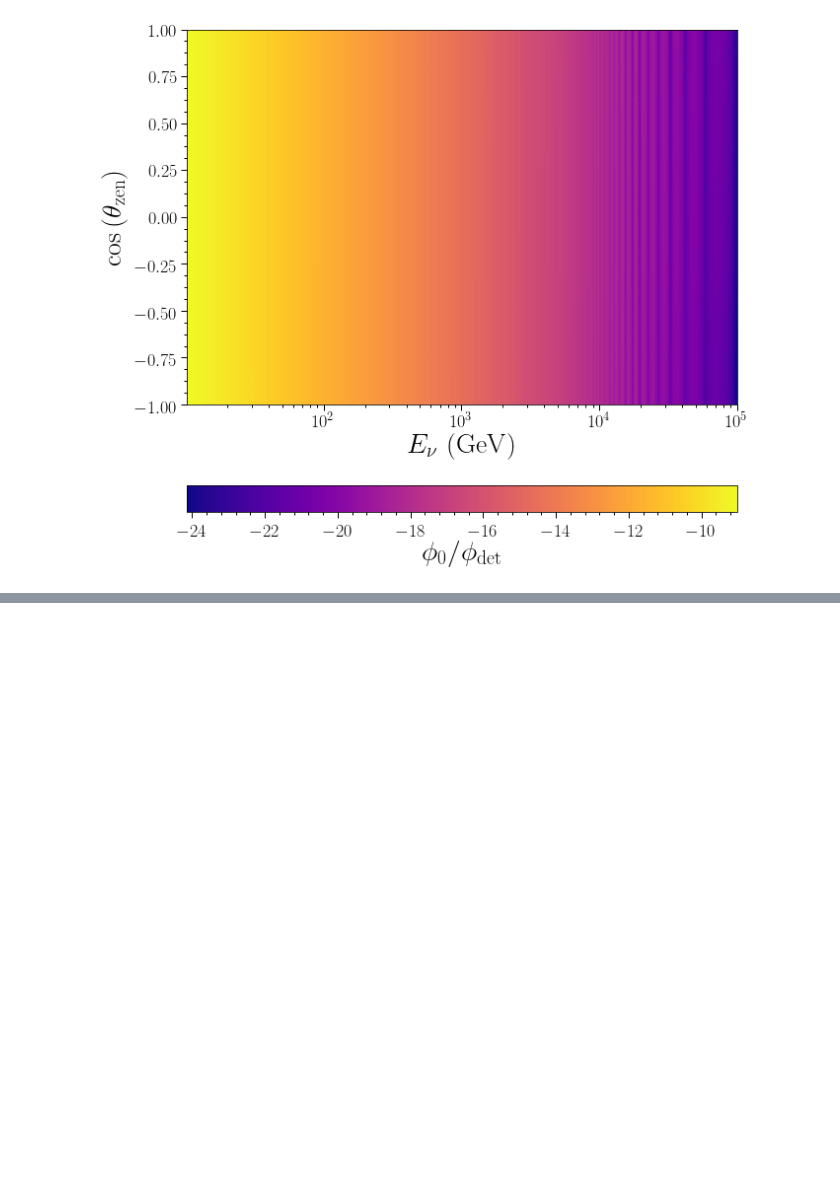
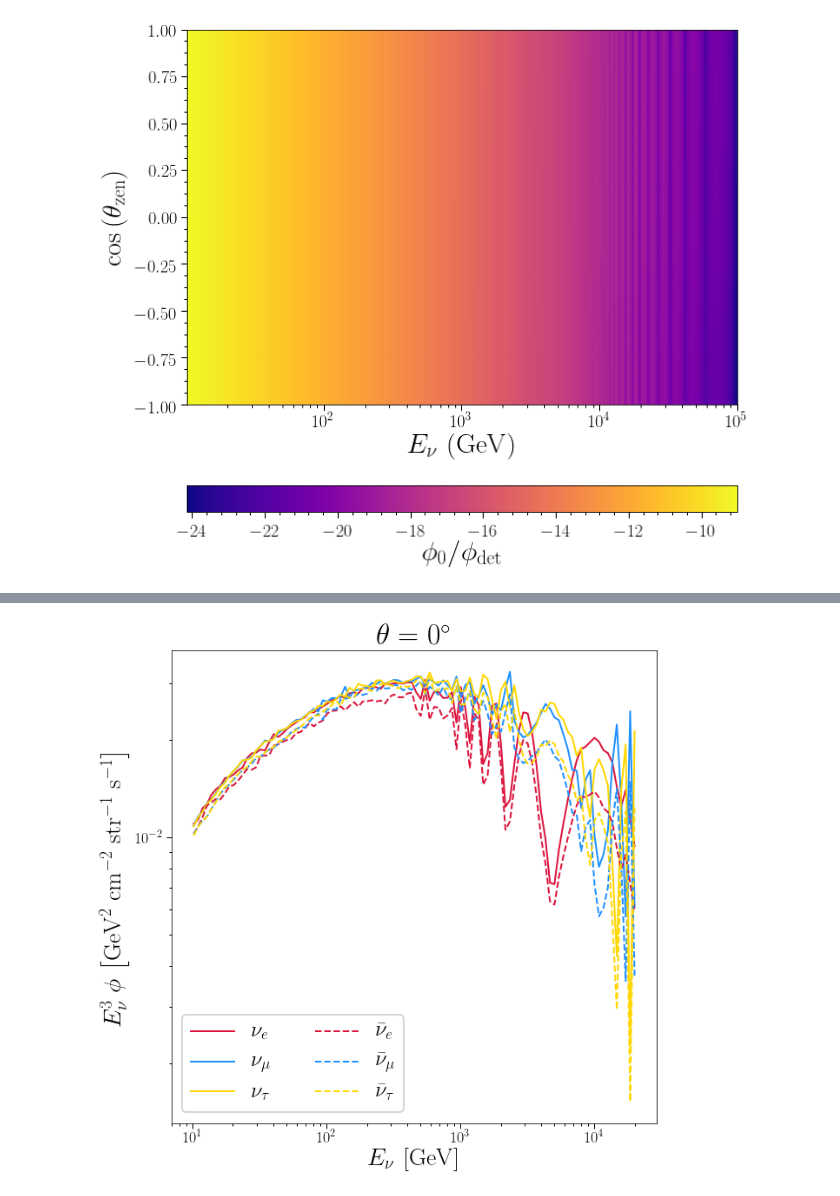
Before and after one commit to jlazar17/solar_WIMP, a Jupyter notebook: Untitled2.ipynb, the cells around one changed output, grey strips where cells are left out. Drawn from its saved outputs; the diff is of its cells as text; code cells hidden in the pictures; blank space fills up the shorter version.

```diff
--- a/Untitled2.ipynb
+++ b/Untitled2.ipynb
@@ -177,0 +265,18 @@ flat_ee  = [ee]*len(zens)
+# %%
+flux = np.load('/data/user/jlazar/solar_WIMP/data/solar_atm/flux_at_detector.npy')
+ee = sorted(list(set(flux[0])))
+
+plt.plot(ee, np.power(ee,3)*flux[2][:len(ee)], color='crimson', label=r'$\nu_{e}$')
+plt.plot(ee, np.power(ee,3)*flux[3][:len(ee)], color='dodgerblue', label=r'$\nu_{\mu}$')
+plt.plot(ee, np.power(ee,3)*flux[4][:len(ee)], color='gold', label=r'$\nu_{\tau}$')
+plt.plot(ee, np.power(ee,3)*flux[5][:len(ee)], color='crimson', ls='--', label=r'$\bar{\nu}_{e}$')
+plt.plot(ee, np.power(ee,3)*flux[6][:len(ee)], color='dodgerblue', ls='--', label=r'$\bar{\nu}_{\mu}$')
+plt.plot(ee, np.power(ee,3)*flux[7][:len(ee)], color='gold', ls='--', label=r'$\bar{\nu}_{\tau}$')
+plt.legend(ncol=2)
+plt.title(r'$\theta=0^\circ$')
+plt.ylabel(r'$E_{\nu}^{3}~\phi\,\left[\rm{GeV}^{2}~\rm{cm}^{-2}~\rm{str}^{-1}~\rm{s}^{-1}\right]$')
+plt.xlabel(r'$E_{\nu}\,\left[\rm{GeV}\right]$')
+plt.loglog()
+plt.show()
+# %% [output]
+[figure, added]
```
Also changed, not shown: parts of 16 cells of this notebook, 21 other files.
